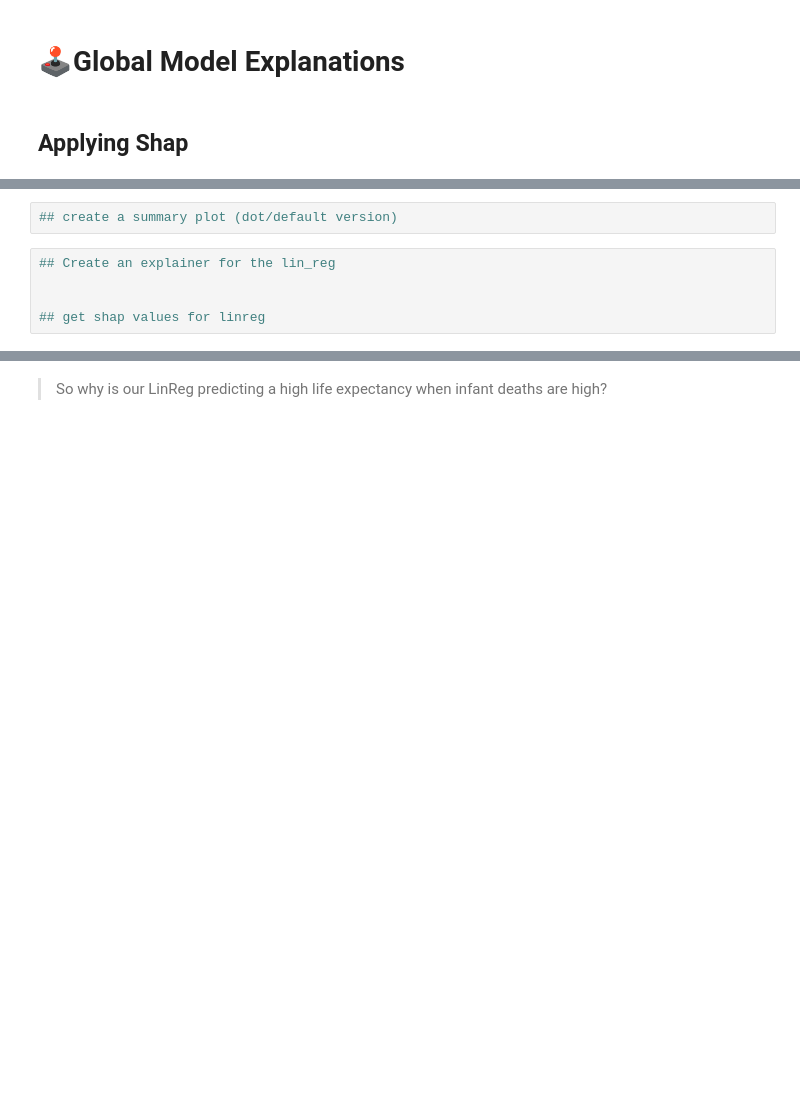
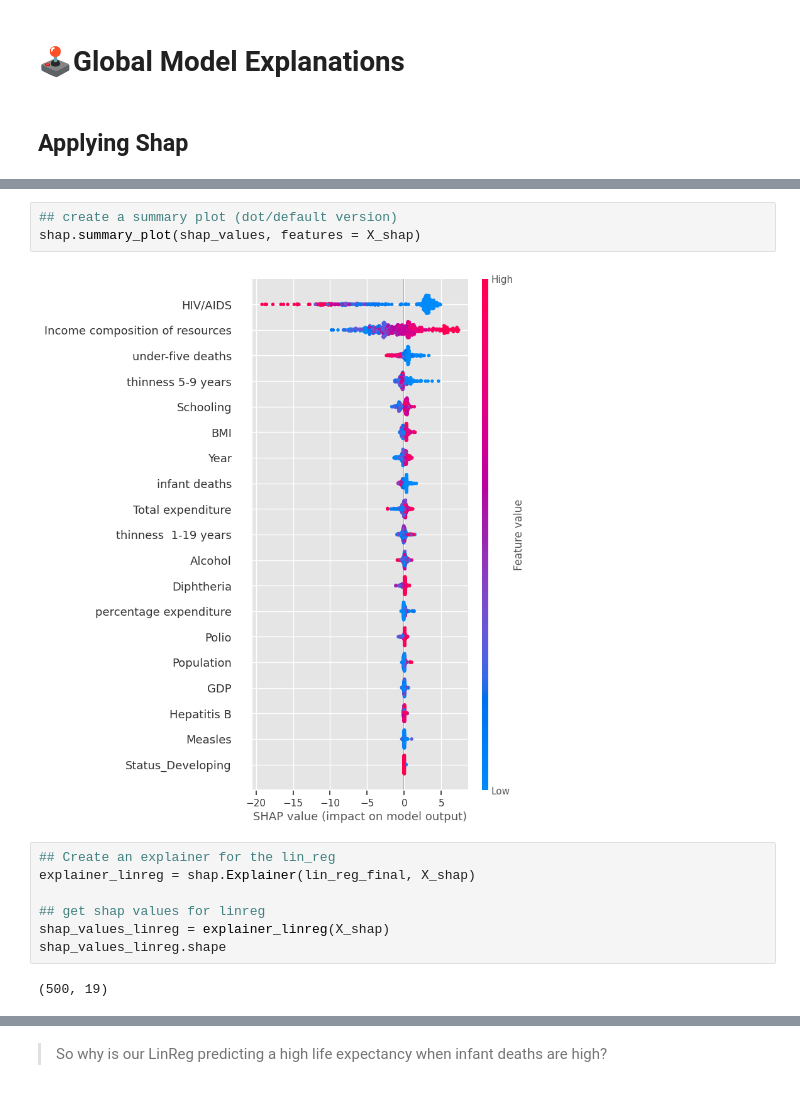
Before and after one commit to patelmedha/data-viz-wk17-codealongs-life-expectancy, a Jupyter notebook: Wk1-L02-CodeAlong-Life Expectancy.ipynb, the cells around one changed output, grey strips where cells are left out. Drawn from its saved outputs; the diff is of its cells as text; blank space fills up the shorter version.

```diff
--- a/Wk1-L02-CodeAlong-Life Expectancy.ipynb
+++ b/Wk1-L02-CodeAlong-Life Expectancy.ipynb
@@ -329,9 +391,16 @@ y_shap = None
 # %%
 ## create a summary plot (dot/default version)
+shap.summary_plot(shap_values, features = X_shap)
+# %% [output]
+[figure, added]
 # %%
 ## Create an explainer for the lin_reg
-
+explainer_linreg = shap.Explainer(lin_reg_final, X_shap)
 
 ## get shap values for linreg
+shap_values_linreg = explainer_linreg(X_shap)
+shap_values_linreg.shape
+# %% [output]
+(500, 19)
 # %%
 ## create a summary plot (bar version)
```
Also changed, not shown: parts of 21 cells of this notebook.
